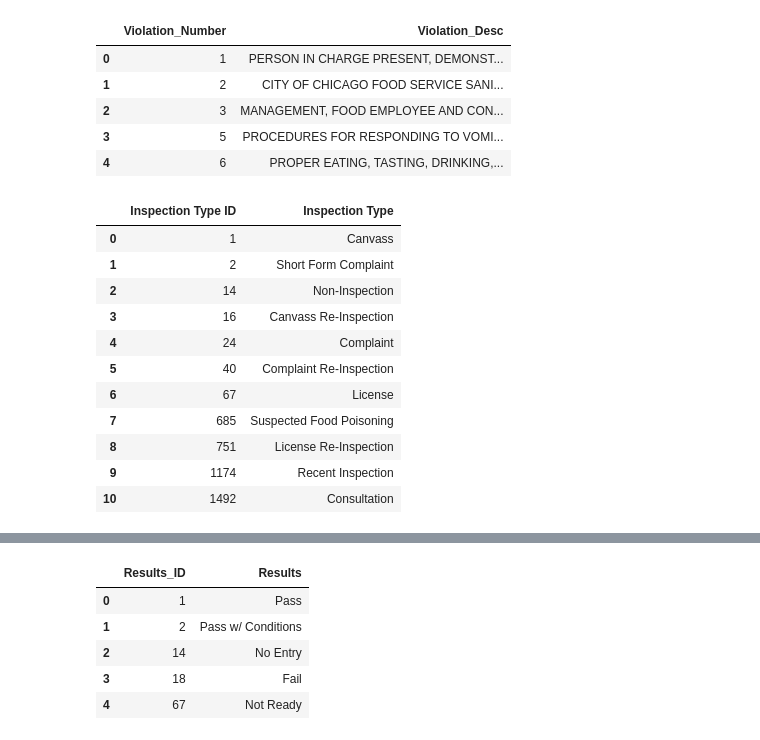
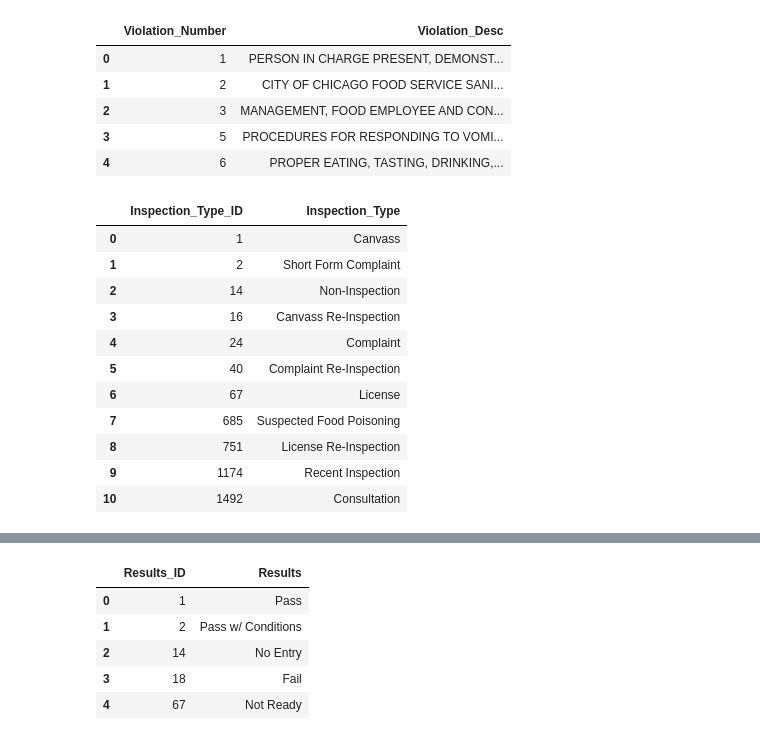
Before and after one commit to michellesimek/ETL_Project, a Jupyter notebook: project_EM.ipynb, the cells around one changed output, grey strips where cells are left out. Cells and saved outputs as stored; diff of their text form; code cells hidden in the pictures.

```diff
--- a/project_EM.ipynb
+++ b/project_EM.ipynb
@@ -73,7 +64,7 @@ Index(['PERMIT NUMBER', 'ACCOUNT NUMBER', 'SITE NUMBER', 'LEGAL NAME',
        'LATITUDE', 'LONGITUDE', 'LOCATION'],
       dtype='object')
 # %%
-sidewalk_df = sidewalk[['PERMIT NUMBER', 'ISSUED DATE', 'EXPIRATION DATE','ADDRESS']]
+sidewalk_df = sidewalk_df[['PERMIT NUMBER', 'ISSUED DATE', 'EXPIRATION DATE','ADDRESS']]
 sidewalk_df.head()
 # %% [output]
 |  | PERMIT NUMBER | ISSUED DATE | EXPIRATION DATE | ADDRESS |
@@ -133,6 +123,7 @@ Join_df
 Join_df['Violation_Number'] = Join_df['Violations'].str.split('.').str[0]
 Join_df['Violation_Desc'] = Join_df['Violations'].str.split('.').str[1]
 Join_df['Violation_Number'] = Join_df['Violation_Number'].astype(int)
+Join_df = Join_df.rename(columns = {"Inspection Type": "Inspection_Type"})
 Join_df
 # %% [output]
 A value is trying to be set on a copy of a slice from a DataFrame.
@@ -179,13 +170,13 @@ Violations_df.head()
 | 3 | 5 | PROCEDURES FOR RESPONDING TO VOMI... |
 | 4 | 6 | PROPER EATING, TASTING, DRINKING,... |
 # %%
-Inspection_df = Join_df[['Inspection Type']]
-Inspection_df = Inspection_df.drop_duplicates(subset = ['Inspection Type'], keep='first')
+Inspection_df = Join_df[['Inspection_Type']]
+Inspection_df = Inspection_df.drop_duplicates(subset = ['Inspection_Type'], keep='first')
 Inspection_df = Inspection_df.reset_index()
-Inspection_df = Inspection_df.rename(columns = {"index": "Inspection Type ID"})
+Inspection_df = Inspection_df.rename(columns = {"index": "Inspection_Type_ID"})
 Inspection_df
 # %% [output]
-|  | Inspection Type ID | Inspection Type |
+|  | Inspection_Type_ID | Inspection_Type |
 | 0 | 1 | Canvass |
 | 1 | 2 | Short Form Complaint |
 | 2 | 14 | Non-Inspection |
```
Also changed, not shown: parts of 17 cells of this notebook.
